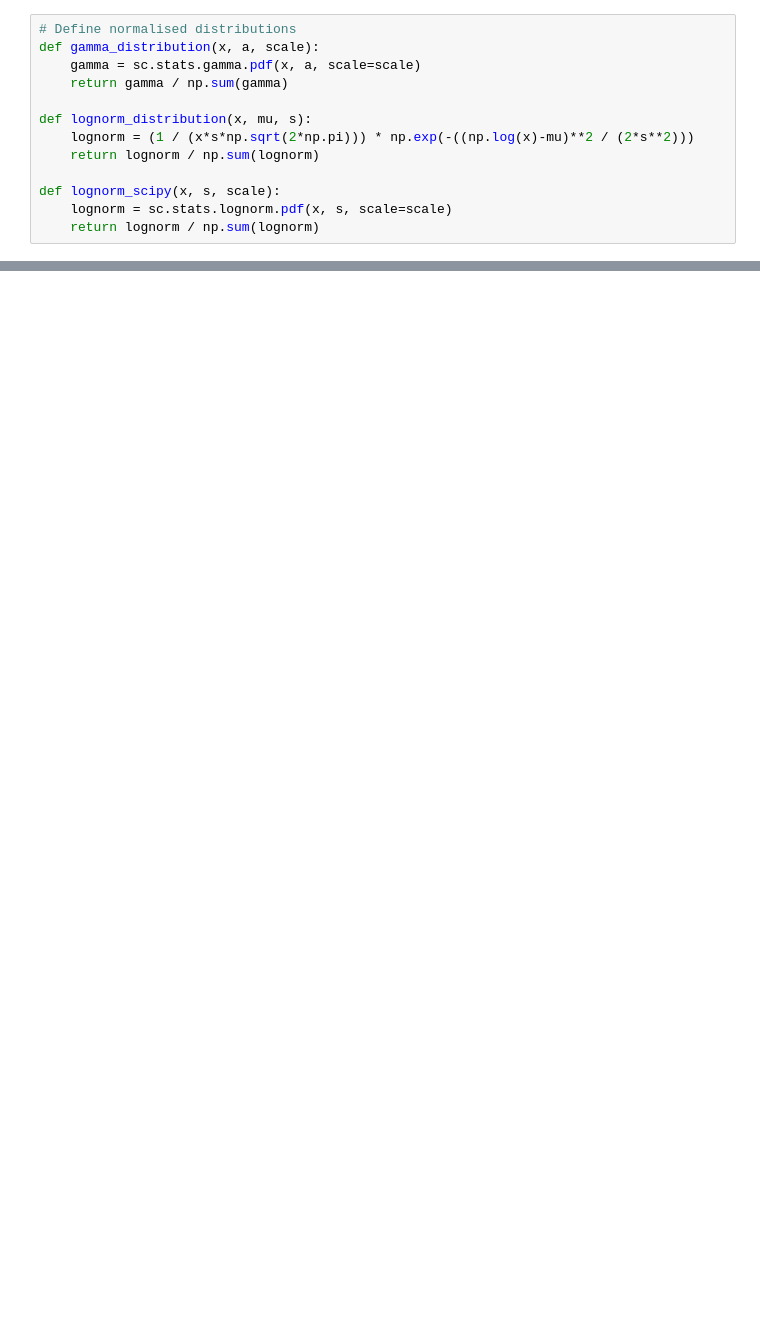
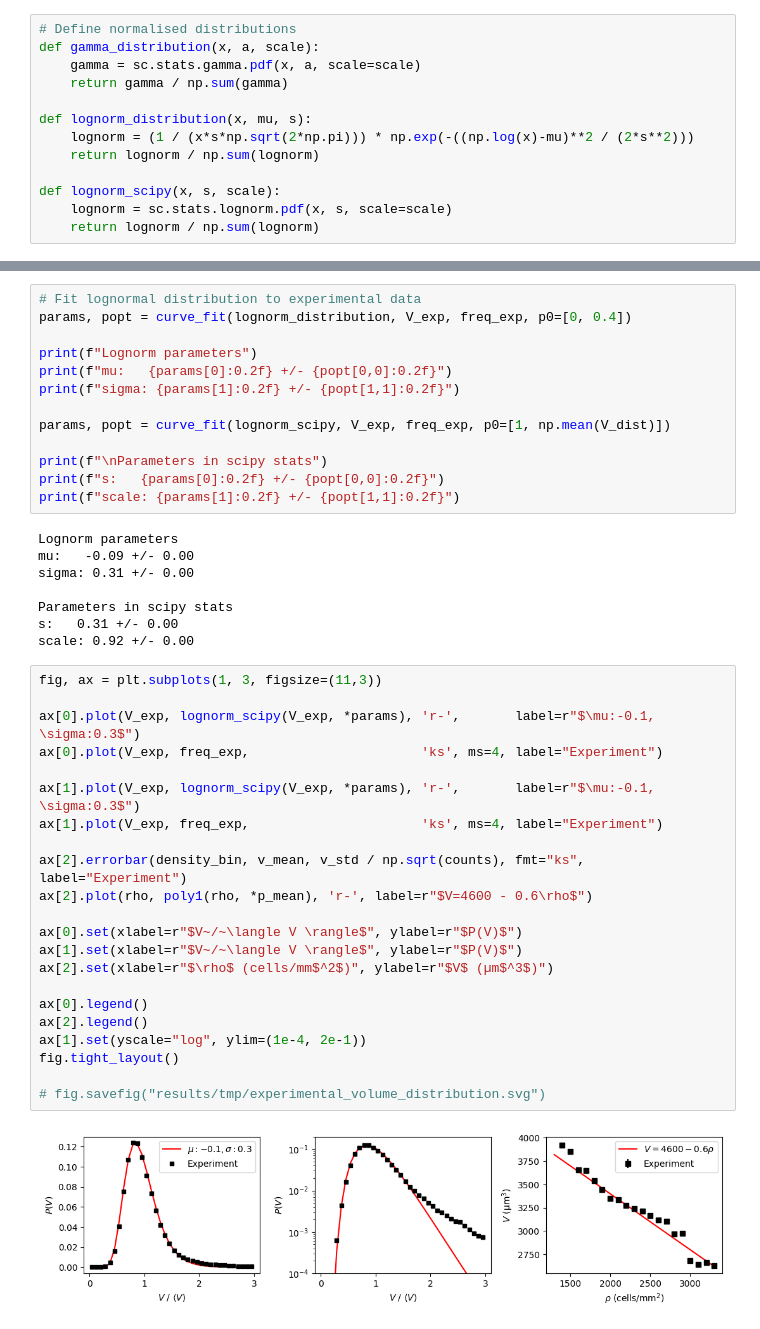
Before and after one commit to siljabl/VertexModel, a Jupyter notebook: scripts/notebooks/volume_distribution.ipynb, the cells around one changed output, grey strips where cells are left out. Drawn from its saved outputs; the diff is of its cells as text; blank space fills up the shorter version.

```diff
--- a/scripts/notebooks/volume_distribution.ipynb
+++ b/scripts/notebooks/volume_distribution.ipynb
@@ -129,0 +273,45 @@ plt.tight_layout()
+# %%
+# Fit lognormal distribution to experimental data
+params, popt = curve_fit(lognorm_distribution, V_exp, freq_exp, p0=[0, 0.4])
+
+print(f"Lognorm parameters")
+print(f"mu:   {params[0]:0.2f} +/- {popt[0,0]:0.2f}")
+print(f"sigma: {params[1]:0.2f} +/- {popt[1,1]:0.2f}")
+
+params, popt = curve_fit(lognorm_scipy, V_exp, freq_exp, p0=[1, np.mean(V_dist)])
+
+print(f"\nParameters in scipy stats")
+print(f"s:   {params[0]:0.2f} +/- {popt[0,0]:0.2f}")
+print(f"scale: {params[1]:0.2f} +/- {popt[1,1]:0.2f}")
+# %% [output]
+Lognorm parameters
+mu:   -0.09 +/- 0.00
+sigma: 0.31 +/- 0.00
+
+Parameters in scipy stats
+s:   0.31 +/- 0.00
+scale: 0.92 +/- 0.00
+# %%
+fig, ax = plt.subplots(1, 3, figsize=(11,3))
+
+ax[0].plot(V_exp, lognorm_scipy(V_exp, *params), 'r-',       label=r"$\mu:-0.1, \sigma:0.3$")
+ax[0].plot(V_exp, freq_exp,                      'ks', ms=4, label="Experiment")
+
+ax[1].plot(V_exp, lognorm_scipy(V_exp, *params), 'r-',       label=r"$\mu:-0.1, \sigma:0.3$")
+ax[1].plot(V_exp, freq_exp,                      'ks', ms=4, label="Experiment")
+
+ax[2].errorbar(density_bin, v_mean, v_std / np.sqrt(counts), fmt="ks", label="Experiment")
+ax[2].plot(rho, poly1(rho, *p_mean), 'r-', label=r"$V=4600 - 0.6\rho$")
+
+ax[0].set(xlabel=r"$V~/~\langle V \rangle$", ylabel=r"$P(V)$")
+ax[1].set(xlabel=r"$V~/~\langle V \rangle$", ylabel=r"$P(V)$")
+ax[2].set(xlabel=r"$\rho$ (cells/mm$^2$)", ylabel=r"$V$ (µm$^3$)")
+
+ax[0].legend()
+ax[2].legend()
+ax[1].set(yscale="log", ylim=(1e-4, 2e-1))
+fig.tight_layout()
+
+# fig.savefig("results/tmp/experimental_volume_distribution.svg")
+# %% [output]
+[figure, added]
```
Also changed, not shown: parts of 14 cells of this notebook.
